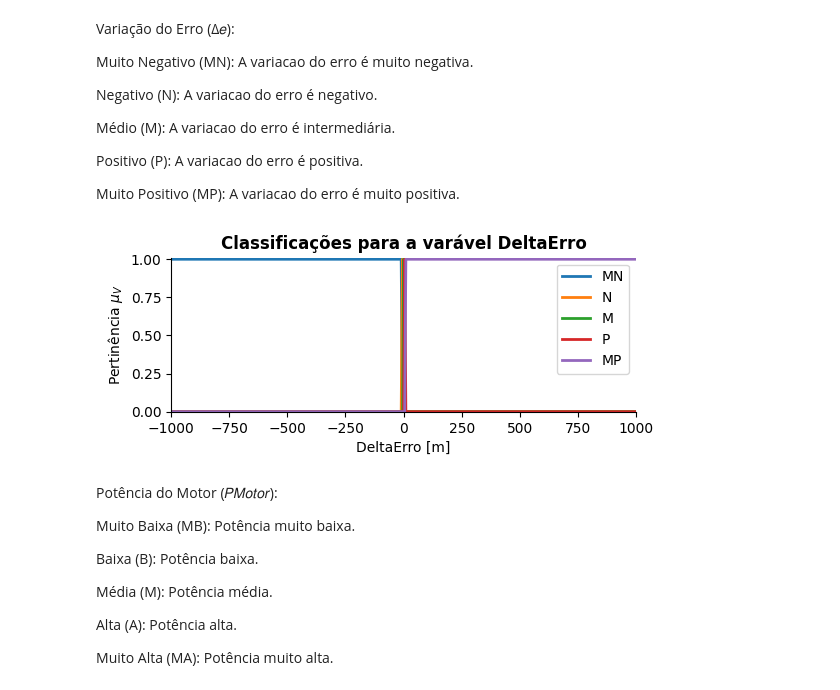
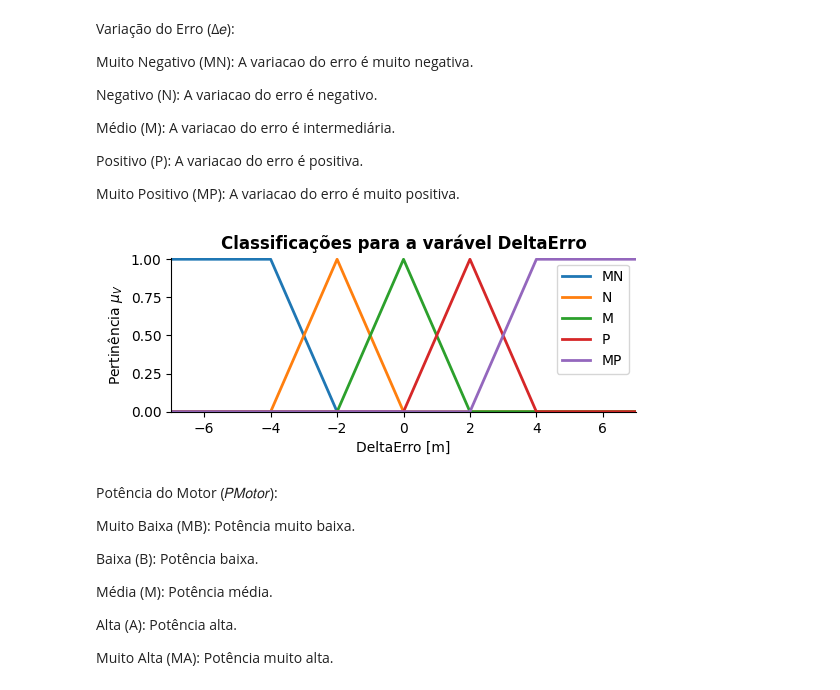
Before and after one commit to leoclamp/Controle_Fuzzy_PD, a Jupyter notebook: fuzzy_PD.ipynb, the cells around one changed output. Saved outputs shown, nothing was run; the diff lists cells and outputs as text; code cells hidden in the pictures.

Commit message:
:books: docs: alteração fuzzy

```diff
--- a/fuzzy_PD.ipynb
+++ b/fuzzy_PD.ipynb
@@ -63,22 +63,24 @@ Muito Positivo (MP): A variacao do erro é muito positiva.
 # %%
 # Definição da variável Antecedente DeltaErro -1000:1000 m
 DeltaErro = ctrl.Antecedent(universe=np.arange(-1000, 1001, 1), label='DeltaErro')
 
 # Classificações de DeltaErro
-DeltaErro['MN'] = fuzzy.trapmf(DeltaErro.universe, [-1000, -1000, -10, -5])
-DeltaErro['N'] = fuzzy.trimf(DeltaErro.universe, [-10, -5, 0])
-DeltaErro['M'] = fuzzy.trimf(DeltaErro.universe, [-4, 0, 4])
-DeltaErro['P'] = fuzzy.trimf(DeltaErro.universe, [0, 5, 10])
-DeltaErro['MP'] = fuzzy.trapmf(DeltaErro.universe, [5, 10, 1000, 1000])
+DeltaErro['MN'] = fuzzy.trapmf(DeltaErro.universe, [-1000, -1000, -4, -2])
+DeltaErro['N'] = fuzzy.trimf(DeltaErro.universe, [-4, -2, 0])
+DeltaErro['M'] = fuzzy.trimf(DeltaErro.universe, [-2, 0, 2])
+DeltaErro['P'] = fuzzy.trimf(DeltaErro.universe, [0, 2, 4])
+DeltaErro['MP'] = fuzzy.trapmf(DeltaErro.universe, [2, 4, 1000, 1000])
 
 DeltaErro.view()   # Método para visualização da Função de Pertinência.
+
 [plt.gca().lines[i].set_linewidth(2) for i in range(len(plt.gca().lines))]
 
 fig = plt.gcf(); axes = fig.gca(); fig.set_size_inches(6, 2)
+axes.set_xlim([-7,7])
 axes.set_xlabel(xlabel='DeltaErro [m]'); axes.set_ylabel(ylabel=r'Pertinência $\mu_{V}$');
 plt.title(f'Classificações para a varável {DeltaErro.label}', fontweight='bold'); plt.legend(loc='upper right');
 # %% [output]
-[figure, old version]
+[figure, new version]
 # %% [markdown]
 Potência do Motor (𝑃𝑀𝑜𝑡𝑜𝑟):
 
```
Also changed, not shown: parts of 5 cells of this notebook.
